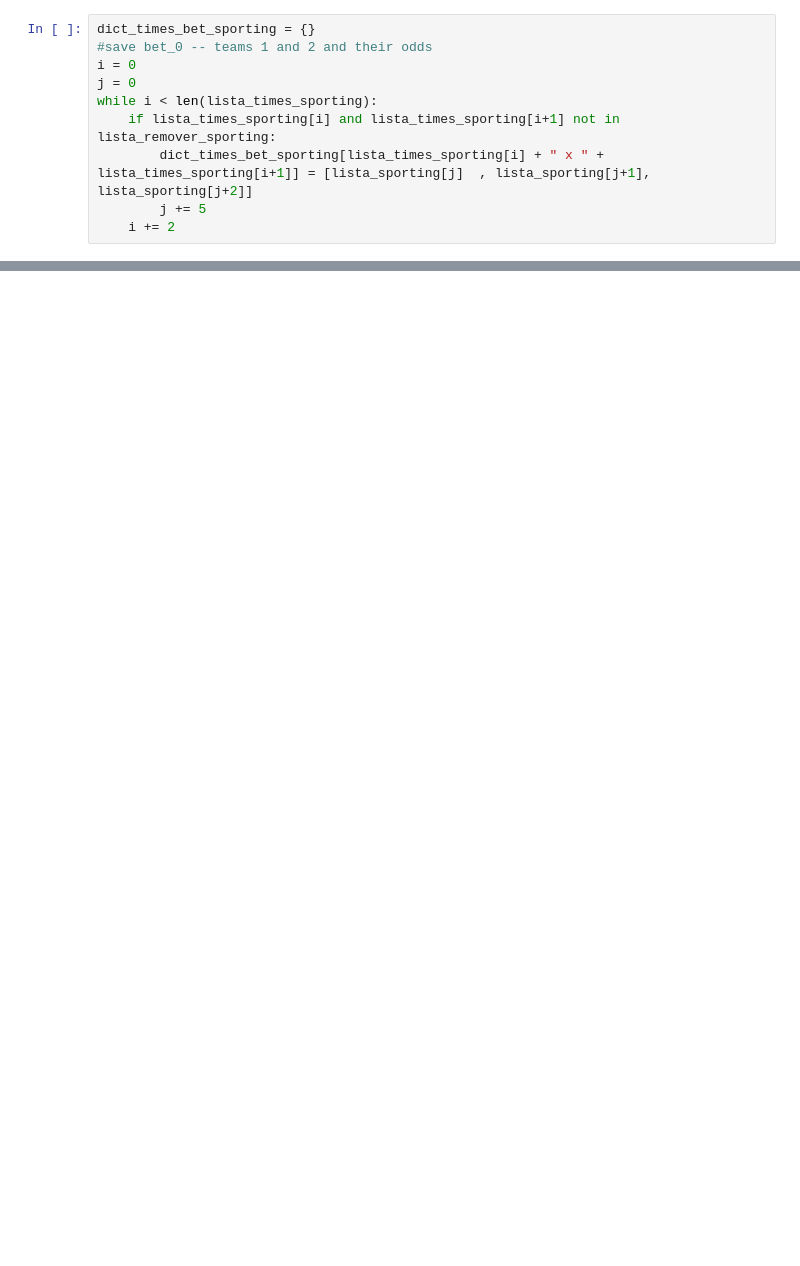
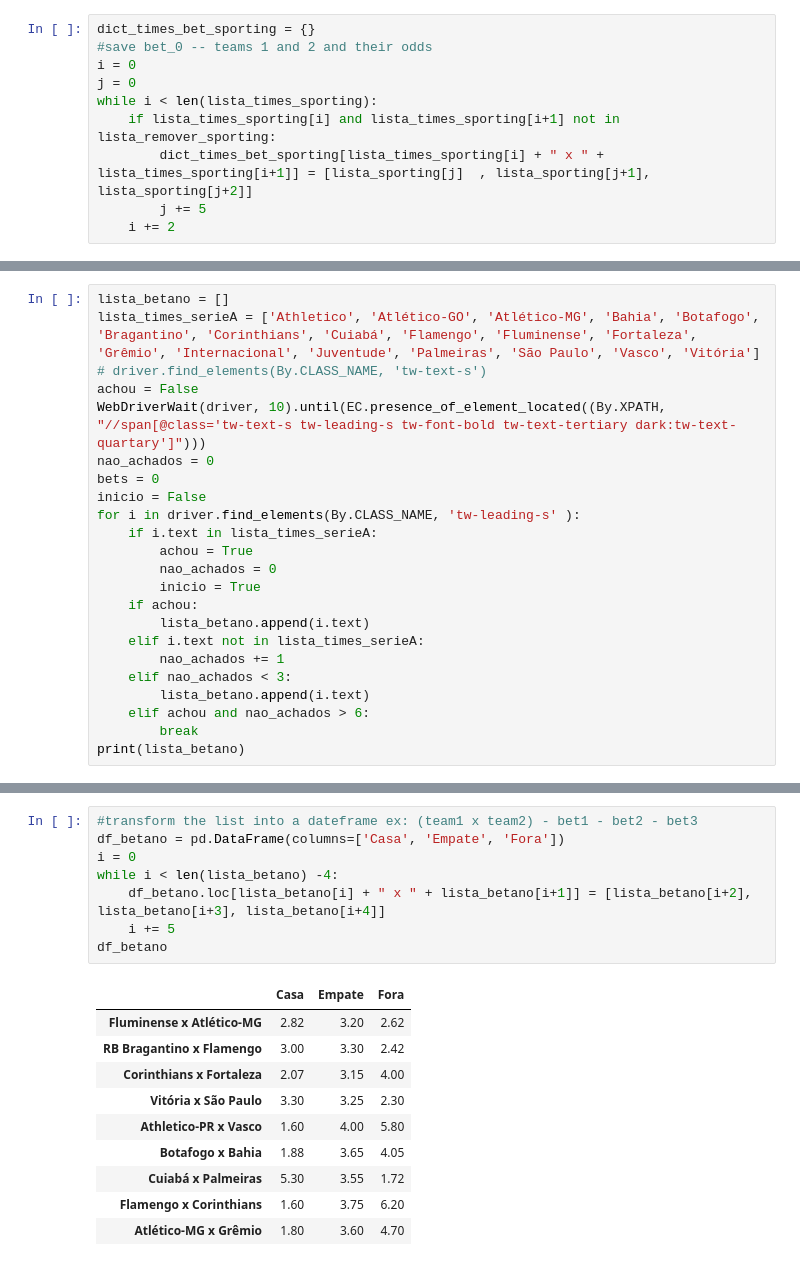
Before and after one commit to caiotravain/QuebrandoBanca, a Jupyter notebook: main.ipynb, the cells around one changed output, grey strips where cells are left out. Drawn from its saved outputs; the diff is of its cells as text; blank space fills up the shorter version.

```diff
--- a/main.ipynb
+++ b/main.ipynb
@@ -108,0 +119,23 @@ São Paulo x Palmeiras      3.00  3.00  2.55
+# %%
+lista_betano = []
+lista_times_serieA = ['Athletico', 'Atlético-GO', 'Atlético-MG', 'Bahia', 'Botafogo', 'Bragantino', 'Corinthians', 'Cuiabá', 'Flamengo', 'Fluminense', 'Fortaleza', 'Grêmio', 'Internacional', 'Juventude', 'Palmeiras', 'São Paulo', 'Vasco', 'Vitória']
+# driver.find_elements(By.CLASS_NAME, 'tw-text-s')
+achou = False
+WebDriverWait(driver, 10).until(EC.presence_of_element_located((By.XPATH, "//span[@class='tw-text-s tw-leading-s tw-font-bold tw-text-tertiary dark:tw-text-quartary']")))
+nao_achados = 0
+bets = 0
+inicio = False
+for i in driver.find_elements(By.CLASS_NAME, 'tw-leading-s' ):
+    if i.text in lista_times_serieA:
+        achou = True
+        nao_achados = 0
+        inicio = True
+    if achou:
+        lista_betano.append(i.text)
+    elif i.text not in lista_times_serieA:
+        nao_achados += 1
+    elif nao_achados < 3:
+        lista_betano.append(i.text)
+    elif achou and nao_achados > 6:
+        break
+print(lista_betano)
@@ -108,0 +175,19 @@ São Paulo x Palmeiras      3.00  3.00  2.55
+# %%
+#transform the list into a dateframe ex: (team1 x team2) - bet1 - bet2 - bet3
+df_betano = pd.DataFrame(columns=['Casa', 'Empate', 'Fora'])
+i = 0
+while i < len(lista_betano) -4:
+    df_betano.loc[lista_betano[i] + " x " + lista_betano[i+1]] = [lista_betano[i+2], lista_betano[i+3], lista_betano[i+4]]
+    i += 5
+df_betano
+# %% [output]
+|  | Casa | Empate | Fora |
+| Fluminense x Atlético-MG | 2.82 | 3.20 | 2.62 |
+| RB Bragantino x Flamengo | 3.00 | 3.30 | 2.42 |
+| Corinthians x Fortaleza | 2.07 | 3.15 | 4.00 |
+| Vitória x São Paulo | 3.30 | 3.25 | 2.30 |
+| Athletico-PR x Vasco | 1.60 | 4.00 | 5.80 |
+| Botafogo x Bahia | 1.88 | 3.65 | 4.05 |
+| Cuiabá x Palmeiras | 5.30 | 3.55 | 1.72 |
+| Flamengo x Corinthians | 1.60 | 3.75 | 6.20 |
+| Atlético-MG x Grêmio | 1.80 | 3.60 | 4.70 |
```
Also changed, not shown: parts of 14 cells of this notebook.
